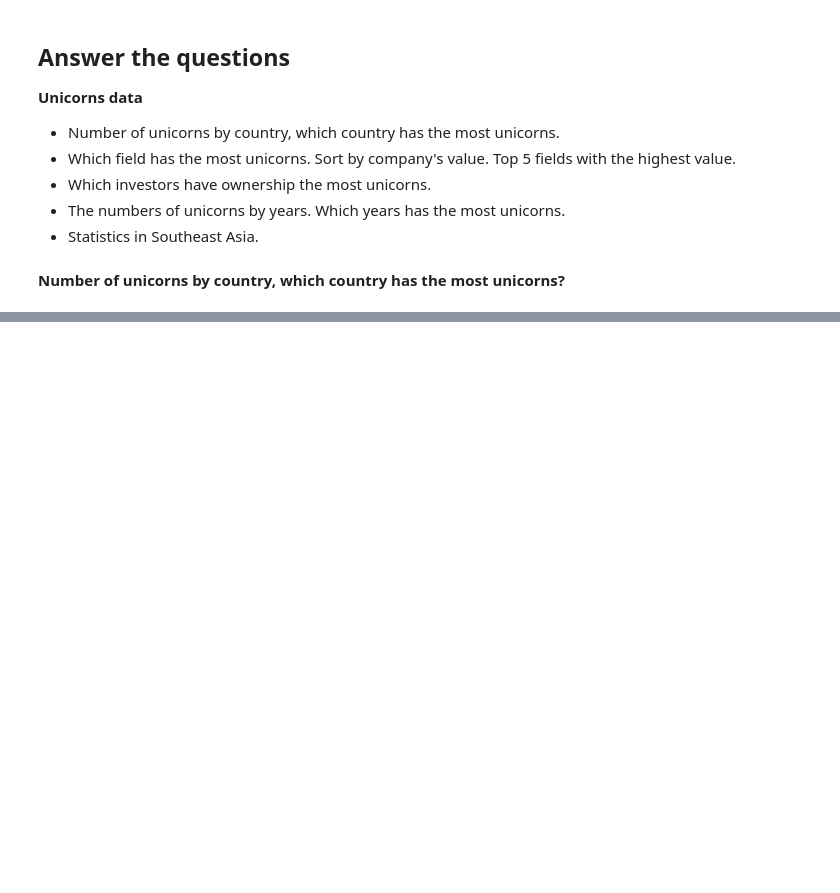
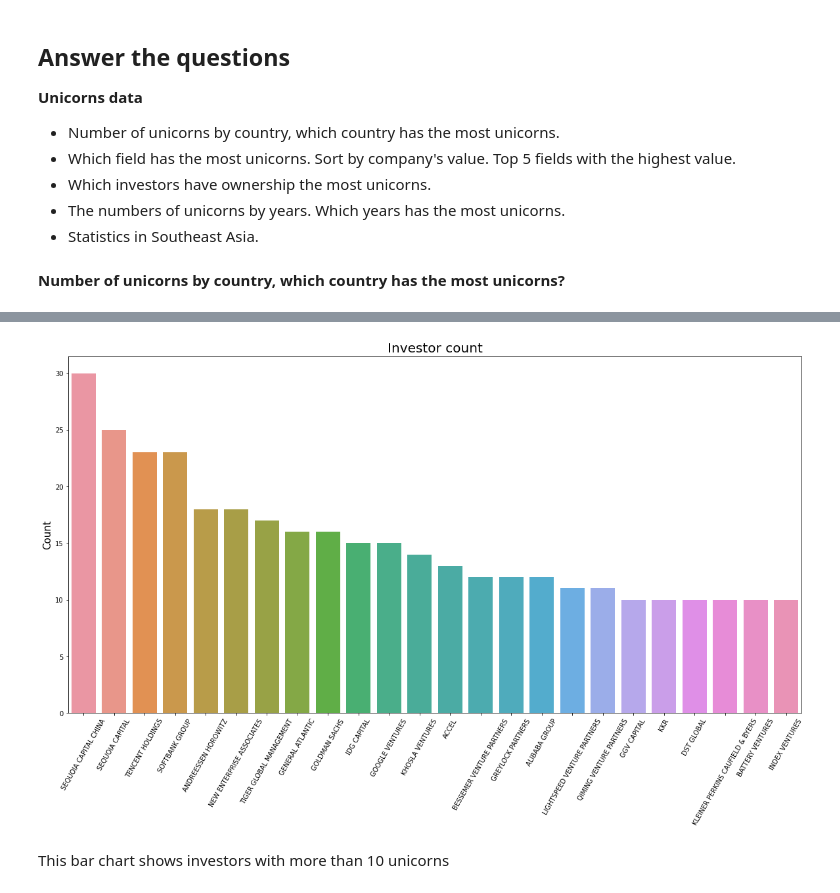
Before and after one commit to Rosiee0312/Unicorn---Analytics, a Jupyter notebook: Data_analytics.ipynb, the cells around one changed output, grey strips where cells are left out. Saved outputs shown, nothing was run; the diff lists cells and outputs as text; code cells hidden in the pictures; blank space fills up the shorter version.

```diff
--- a/Data_analytics.ipynb
+++ b/Data_analytics.ipynb
@@ -495,0 +640,5 @@ country_unicorns = unicorn_df['Country'].value_counts()
+# %%
+investor_unicorns = unicorn_df[['Investor_1', 'Investor_2', 'Investor_3', 'Investor_4']]
+count = pd.Series(investor_unicorns.values.ravel()).value_counts() #Series.ravel() function to return the underlying data of the given Series object as an ndarray.
+count = count[count.values >= 10]
+count
@@ -495,0 +663,14 @@ country_unicorns = unicorn_df['Country'].value_counts()
+# %%
+plt.figure(figsize = (20,10))
+
+g = sns.barplot(x=count.index ,y=count.values)
+g.set_xticklabels(g.get_xticklabels(),rotation=60)
+g.set_title("Investor count", fontsize=20)
+g.set_xlabel("", fontsize=15)
+g.set_ylabel("Count", fontsize=15)
+
+plt.show()
+# %% [output]
+[figure, added]
+# %% [markdown]
+This bar chart shows investors with more than 10 unicorns
```
Also changed, not shown: parts of 44 cells of this notebook.
